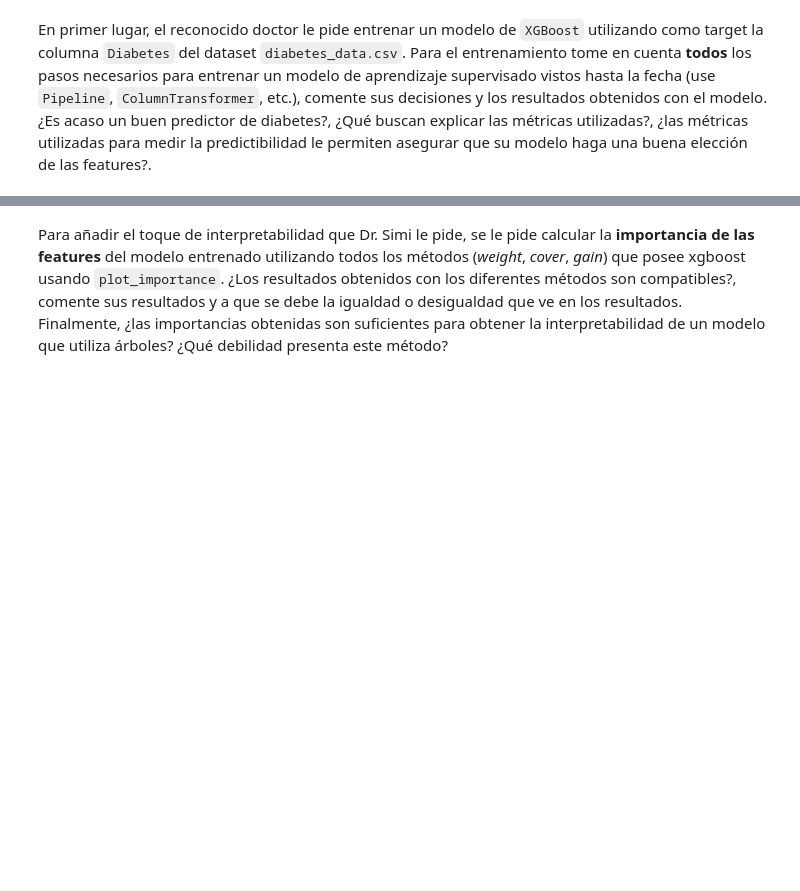
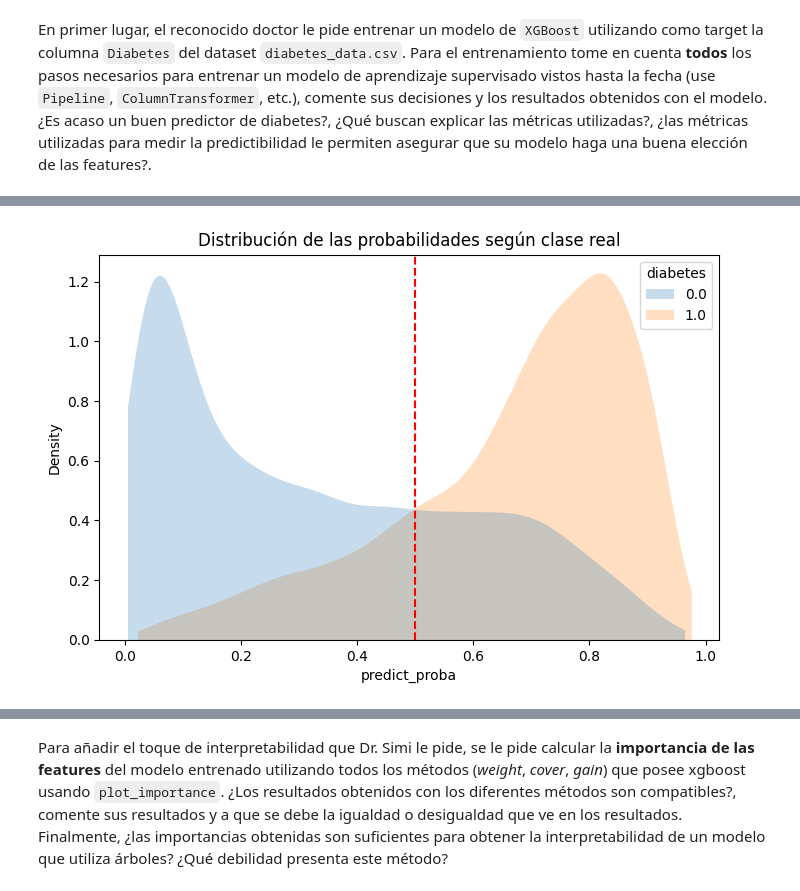
Before and after one commit to mgzotero/MDS7202, a Jupyter notebook: Labs/Lab 10/lab10.ipynb, the cells around one changed output, grey strips where cells are left out. Drawn from its saved outputs; the diff is of its cells as text; code cells hidden in the pictures; blank space fills up the shorter version.

```diff
--- a/Labs/Lab 10/lab10.ipynb
+++ b/Labs/Lab 10/lab10.ipynb
@@ -92,0 +145,10 @@ Successfully installed xgboost-1.7.5
+# %%
+features = [feature for feature in df.columns.tolist() if feature != "Diabetes"]
+target = "Diabetes"
+
+X_train, X_test, y_train, y_test = train_test_split(
+    df[features],
+    df[target],
+    test_size=0.2,
+    random_state=SEED
+)
@@ -92,0 +195,8 @@ Successfully installed xgboost-1.7.5
+# %%
+# with open("pipeline.pkl", "wb") as f:
+#     picke.dump(pipeline, f)
+
+with open("pipeline.pkl", "rb") as f:
+    pipeline = pickle.load(f)
+# %%
+pipeline.fit(X_train, y_train)
@@ -93,3 +247,28 @@ Successfully installed xgboost-1.7.5
+# %%
+probs_and_realclasses = pd.DataFrame(
+    {
+        "predict_proba": pipeline.predict_proba(X_test)[:, 1],
+        "diabetes": y_test,
+    }
+)
+
+fig, ax = plt.subplots(figsize=(8, 5))
+
+sns.kdeplot(
+    data=probs_and_realclasses,
+    x="predict_proba",
+    hue="diabetes",
+    fill=True,
+    linewidth=0,
+    cut=0,
+    ax=ax,
+)
+ax.set_title("Distribución de las probabilidades según clase real")
+ax.axvline(x=0.5, linestyle="dashed", c="red")
+
+fig.show()
+# %% [output]
+[figure, added]
 # %% [markdown]
 ## 3. Importancia de las features con XGBoost (0.5 puntos)
 
```
Also changed, not shown: parts of 59 cells of this notebook, 2 other files.
